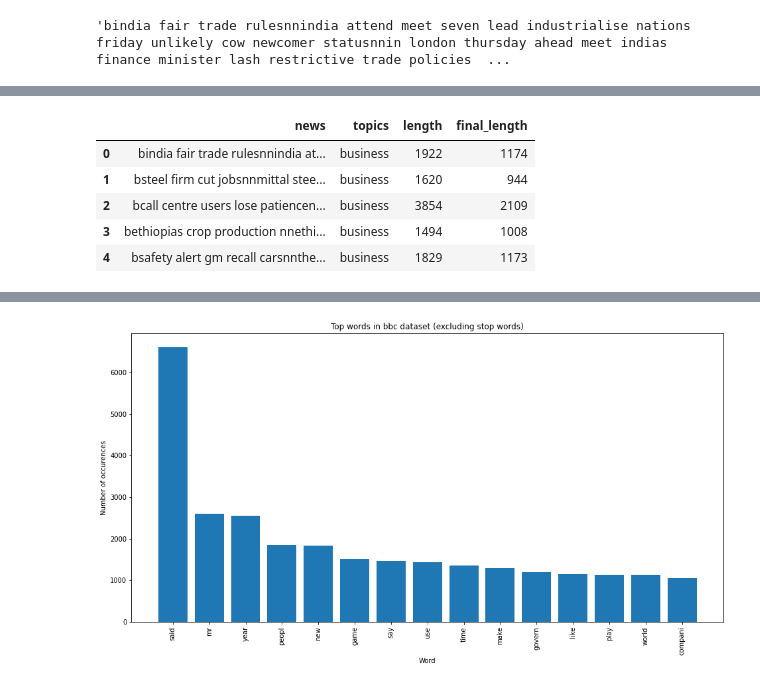
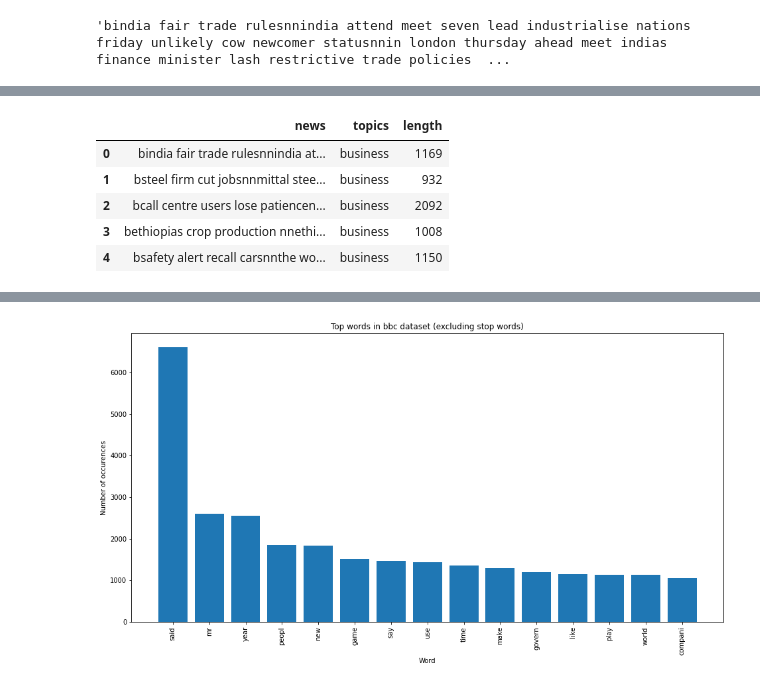
Before and after one commit to soumyajt1991/Topic-Modeling-on-News-Articles, a Jupyter notebook: Soumyajit_Das_Team_3_Topic_Modeling_on_News_Articles_Capstone_Project_3.ipynb, the cells around one changed output, grey strips where cells are left out. Saved outputs shown, nothing was run; the diff lists cells and outputs as text; code cells hidden in the pictures.

```diff
--- a/Soumyajit_Das_Team_3_Topic_Modeling_on_News_Articles_Capstone_Project_3.ipynb
+++ b/Soumyajit_Das_Team_3_Topic_Modeling_on_News_Articles_Capstone_Project_3.ipynb
@@ -260,3 +213,5 @@ bbc1['news'] = bbc1['news'].apply(remove_single_char)
+# %%
+bbc1['news'] = bbc1['news'].apply(lambda x: ' '.join([wds for wds in x.split() if len(wds)>2]))
 # %%
 # Remove extra whitespaces
 # %%
@@ -294,2 +247,2 @@ bbc2=bbc1.copy()
 # %%
-bbc2['news'] = bbc2['news'].apply(correction)
+bbc1['news'] = bbc1['news'].apply(correction)
@@ -302,7 +266,7 @@ from nltk.stem import WordNetLemmatizer
 lemmatizer = WordNetLemmatizer()
 
 def lemmatize_word(text):
-	lemmas = [lemmatizer.lemmatize(word, pos ='v') for word in text.split()]
+	lemmas = [lemmatizer.lemmatize(wds, pos ='v') for wds in text.split()]
 	return " ".join(lemmas)
 # %%
 bbc1['news'] = bbc1['news'].apply(lemmatize_word)
@@ -361,6 +324,6 @@ want           920
 dtype: int64
 # %%
-freq_words = ['mr','use','xa','xc','tell']
+freq_words = ['use','come','tell']
 # %%
 bbc1['news'] = bbc1['news'].apply(lambda x: " ".join(x for x in x.split() if x not in freq_words))
 # %%
@@ -372,12 +346,12 @@ bbc1.news[0]
 # %%
 # length of documents
 # %%
-bbc1['final_length']=bbc1['news'].apply(len)
+bbc1['length']=bbc1['news'].apply(len)
 bbc1.head()
 # %% [output]
-|  | news | topics | length | final_length |
-| 0 | bindia fair trade rulesnnindia at... | business | 1922 | 1174 |
-| 1 | bsteel firm cut jobsnnmittal stee... | business | 1620 | 944 |
-| 2 | bcall centre users lose patiencen... | business | 3854 | 2109 |
-| 3 | bethiopias crop production nnethi... | business | 1494 | 1008 |
-| 4 | bsafety alert gm recall carsnnthe... | business | 1829 | 1173 |
+|  | news | topics | length |
+| 0 | bindia fair trade rulesnnindia at... | business | 1169 |
+| 1 | bsteel firm cut jobsnnmittal stee... | business | 932 |
+| 2 | bcall centre users lose patiencen... | business | 2092 |
+| 3 | bethiopias crop production nnethi... | business | 1008 |
+| 4 | bsafety alert recall carsnnthe wo... | business | 1150 |
```
Also changed, not shown: parts of 69 cells of this notebook.
